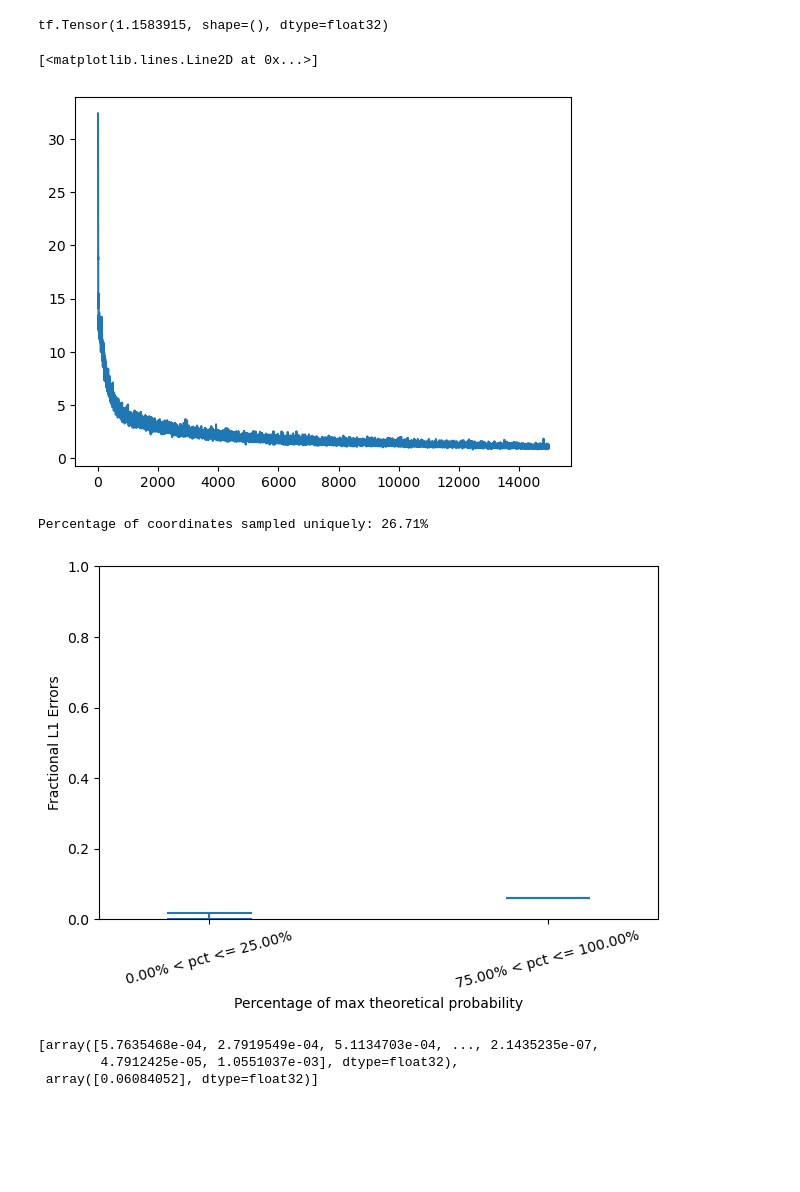
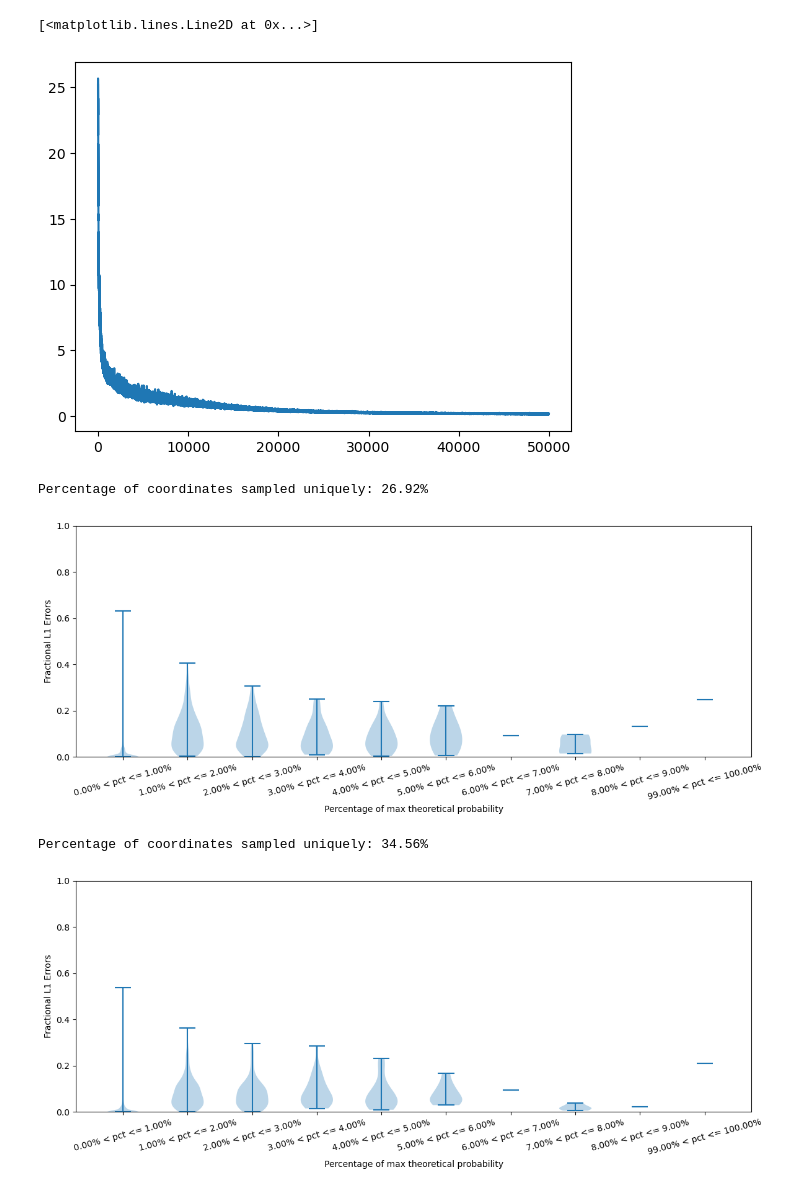
Before and after one commit to JosephRRB/GFlowNets_on_SpinFoams, a Jupyter notebook: GFlowNet Experiments on SpinFoams.ipynb, the cells around one changed output. Saved outputs shown, nothing was run; the diff lists cells and outputs as text; code cells hidden in the pictures; blank space fills up the shorter version.

```diff
--- a/GFlowNet Experiments on SpinFoams.ipynb
+++ b/GFlowNet Experiments on SpinFoams.ipynb
@@ -6,9 +6,10 @@ grid_length = 8
 
 runner = Runner(
     grid_length=grid_length,
-    main_layer_hidden_nodes=[320, 160, 20],
-    branch1_hidden_nodes=[],
-    branch2_hidden_nodes=[],
+    main_layer_hidden_nodes=(160, 160, 40, 40, 20, 20),
+    branch1_hidden_nodes=(),
+    branch2_hidden_nodes=(),
+    activation="swish",
     exploration_rate=0.01,
     learning_rate=0.001,
     environment_mode="spinfoam_vertex"
@@ -20,11 +38,12 @@ To enable them in other operations, rebuild TensorFlow with the appropriate comp
 import time
 
 batch_size = tf.constant(500)
-n_iterations = tf.constant(int(1.5e4))
+n_iterations = tf.constant(int(5e4))
 check_loss_every_n_iterations = tf.constant(int(1e3))
 
 start = time.time()
 ave_losses = runner.train_agent(batch_size, n_iterations, check_loss_every_n_iterations)
 time_elapsed = time.time() - start
 print(f"Time Elapsed: {time_elapsed} s")
+print(f"Average loss of last iteration: {float(ave_losses[-1])}")
 # %% [output]
@@ -47,22 +67,10 @@ Time Elapsed: 8345.445195198059 s
 # %%
 import matplotlib.pyplot as plt
-print(ave_losses[-1])
+
 plt.plot(ave_losses.numpy())
 # %% [output]
-tf.Tensor(1.1583915, shape=(), dtype=float32)
+[<matplotlib.lines.Line2D at 0x...>]
-[<matplotlib.lines.Line2D at 0x...>]
-[figure, old version]
+[figure, new version]
-# %%
-batch_size = tf.constant(int(5e4))
-
-agent_distr = runner.get_normalized_agent_sample_distribution(batch_size)
-
-grid_dim = 5
-n_unique_samples = tf.shape(tf.where(agent_distr))[0]
-frac_unique_coords = n_unique_samples / (grid_length ** grid_dim)
-print(f"Percentage of coordinates sampled uniquely: {float(frac_unique_coords*100):.2f}%")
-# %% [output]
-Percentage of coordinates sampled uniquely: 26.71%
 # %%
 env_distr = runner.env.rewards / tf.math.reduce_sum(runner.env.rewards)
 # %%
@@ -81,19 +89,22 @@ def _plot_l1_errors_per_probability_interval(agent_prob, env_prob,
     starts = interval_edges[:-1]
     ends = interval_edges[1:]
 
-    frac_l1_errors = np.abs(result - expected) / max_expected
+#     frac_l1_errors = np.abs(result - expected) / max_expected
+    l1_errors = np.abs(result - expected)
     errors = []
     labels = []
     for s, e in zip(starts, ends):
         inds = np.where((s < expected_pcts) & (expected_pcts <= e))
-        errors_per_interval = frac_l1_errors[inds]
+#         errors_per_interval = frac_l1_errors[inds]
+        errors_per_interval = l1_errors[inds]
         if len(errors_per_interval):
             interval_label = f"{s:.2f}% < pct <= {e:.2f}%"
-            errors.append(errors_per_interval)
+            max_expected_per_interval = expected[inds].max()
+            errors.append(errors_per_interval / max_expected_per_interval)
             labels.append(interval_label)
 
 #     print(errors)
-    fig, ax = plt.subplots()
+    fig, ax = plt.subplots(figsize=(12, 5))
     ax.violinplot(errors)
     ax.set_xticks(np.arange(1, len(labels) + 1), labels=labels, rotation=15)
     ax.set_ylim(0, 1.0)
@@ -102,15 +113,37 @@ def _plot_l1_errors_per_probability_interval(agent_prob, env_prob,
     plt.tight_layout()
 #     fig.savefig(f"./plot_results/{filename}")
     return errors
+# %%
+batch_size = tf.constant(int(5e4))
+
+agent_distr = runner.get_normalized_agent_sample_distribution(batch_size)
+
+grid_dim = 5
+n_unique_samples = tf.shape(tf.where(agent_distr))[0]
+frac_unique_coords = n_unique_samples / (grid_length ** grid_dim)
+print(f"Percentage of coordinates sampled uniquely: {float(frac_unique_coords*100):.2f}%")
+# %% [output]
+Percentage of coordinates sampled uniquely: 26.92%
 # %%
 errors = _plot_l1_errors_per_probability_interval(
-    agent_distr.numpy(), env_distr.numpy(), n_intervals=4
+    agent_distr.numpy(), env_distr.numpy(), n_intervals=100
 )
 # %% [output]
-[figure, old version]
+[figure, new version]
-# %%
-errors
-# %% [output]
-[array([5.7635468e-04, 2.7919549e-04, 5.1134703e-04, ..., 2.1435235e-07,
-        4.7912425e-05, 1.0551037e-03], dtype=float32),
- array([0.06084052], dtype=float32)]
+# %%
+batch_size = tf.constant(int(1e5))
+
+agent_distr = runner.get_normalized_agent_sample_distribution(batch_size)
+
+grid_dim = 5
+n_unique_samples = tf.shape(tf.where(agent_distr))[0]
+frac_unique_coords = n_unique_samples / (grid_length ** grid_dim)
+print(f"Percentage of coordinates sampled uniquely: {float(frac_unique_coords*100):.2f}%")
+# %% [output]
+Percentage of coordinates sampled uniquely: 34.56%
+# %%
+errors = _plot_l1_errors_per_probability_interval(
+    agent_distr.numpy(), env_distr.numpy(), n_intervals=100
+)
+# %% [output]
+[figure, added]
```
Also changed, not shown: parts of 6 cells of this notebook.
